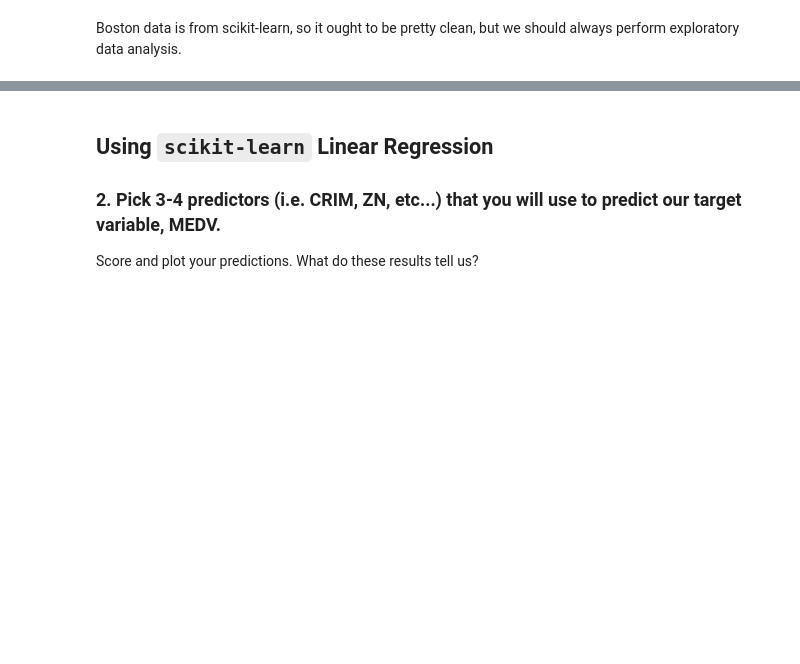
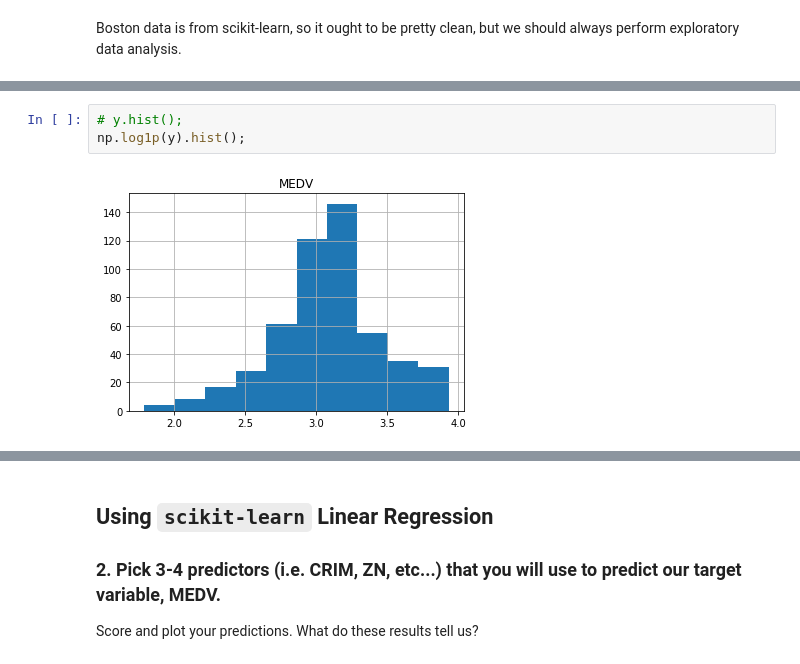
Before and after one commit to timsturges/GA_DS, a Jupyter notebook: homework/Unit3/linreg-and-knn/project-linreg-and-knn.ipynb, the cells around one changed output, grey strips where cells are left out. Saved outputs shown, nothing was run; the diff lists cells and outputs as text; blank space fills up the shorter version.

```diff
--- a/homework/Unit3/linreg-and-knn/project-linreg-and-knn.ipynb
+++ b/homework/Unit3/linreg-and-knn/project-linreg-and-knn.ipynb
@@ -94,0 +175,5 @@ Boston data is from scikit-learn, so it ought to be pretty clean, but we should
+# %%
+# y.hist();
+np.log1p(y).hist();
+# %% [output]
+[figure, added]
```
Also changed, not shown: parts of 43 cells of this notebook.
